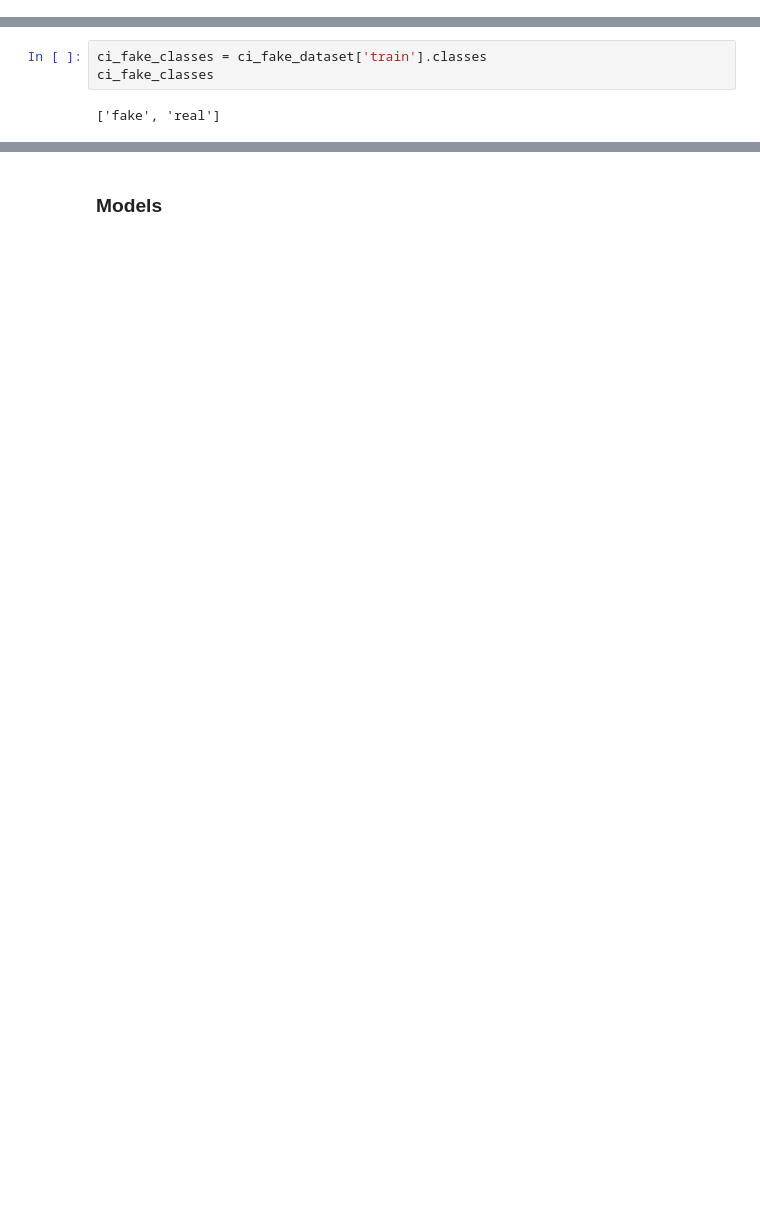
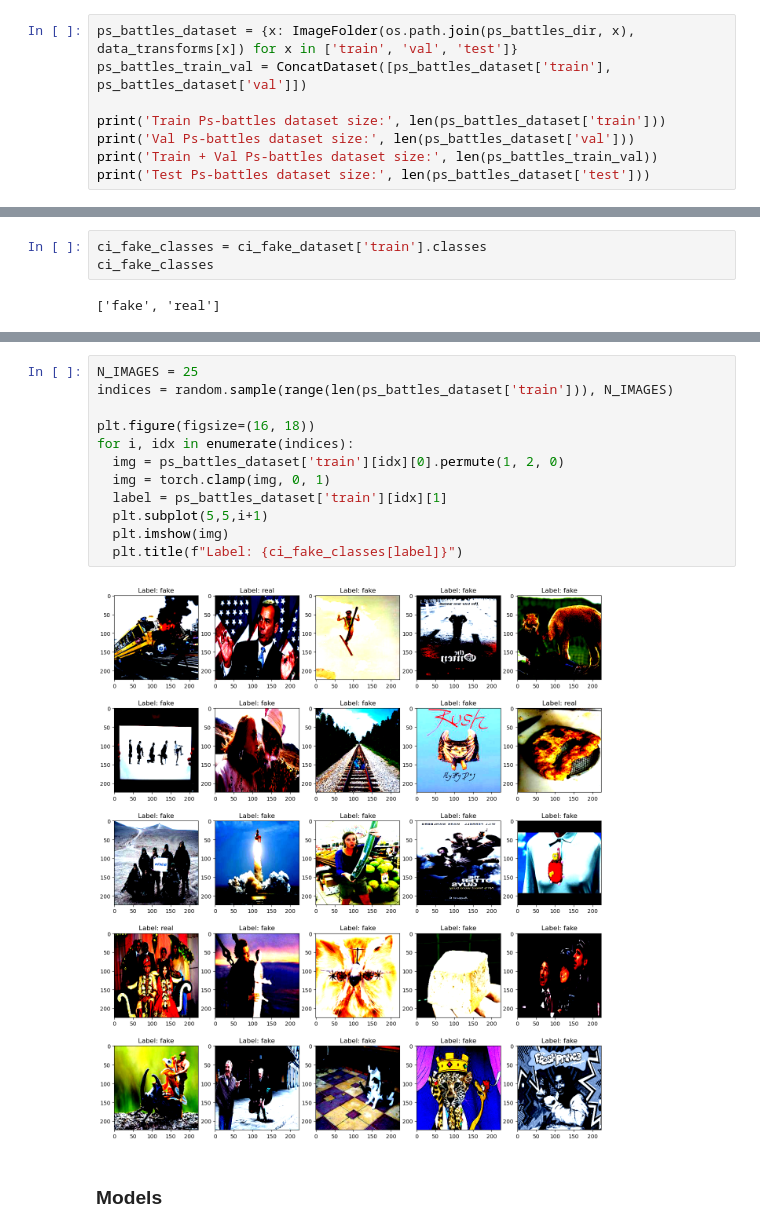
Before and after one commit to zsikorska/vcs-project, a Jupyter notebook: detection.ipynb, the cells around one changed output, grey strips where cells are left out. Drawn from its saved outputs; the diff is of its cells as text; blank space fills up the shorter version.

```diff
--- a/detection.ipynb
+++ b/detection.ipynb
@@ -51,0 +62,8 @@ Test dataset size: 28
+# %%
+ps_battles_dataset = {x: ImageFolder(os.path.join(ps_battles_dir, x), data_transforms[x]) for x in ['train', 'val', 'test']}
+ps_battles_train_val = ConcatDataset([ps_battles_dataset['train'], ps_battles_dataset['val']])
+
+print('Train Ps-battles dataset size:', len(ps_battles_dataset['train']))
+print('Val Ps-battles dataset size:', len(ps_battles_dataset['val']))
+print('Train + Val Ps-battles dataset size:', len(ps_battles_train_val))
+print('Test Ps-battles dataset size:', len(ps_battles_dataset['test']))
@@ -67,2 +176,16 @@ for i in range(N_IMAGES):
+# %%
+N_IMAGES = 25
+indices = random.sample(range(len(ps_battles_dataset['train'])), N_IMAGES)
+
+plt.figure(figsize=(16, 18))
+for i, idx in enumerate(indices):
+  img = ps_battles_dataset['train'][idx][0].permute(1, 2, 0)
+  img = torch.clamp(img, 0, 1)
+  label = ps_battles_dataset['train'][idx][1]
+  plt.subplot(5,5,i+1)
+  plt.imshow(img)
+  plt.title(f"Label: {ci_fake_classes[label]}")
+# %% [output]
+[figure, added]
 # %% [markdown]
 ### Models
```
Also changed, not shown: parts of 54 cells of this notebook, 1 other file.
